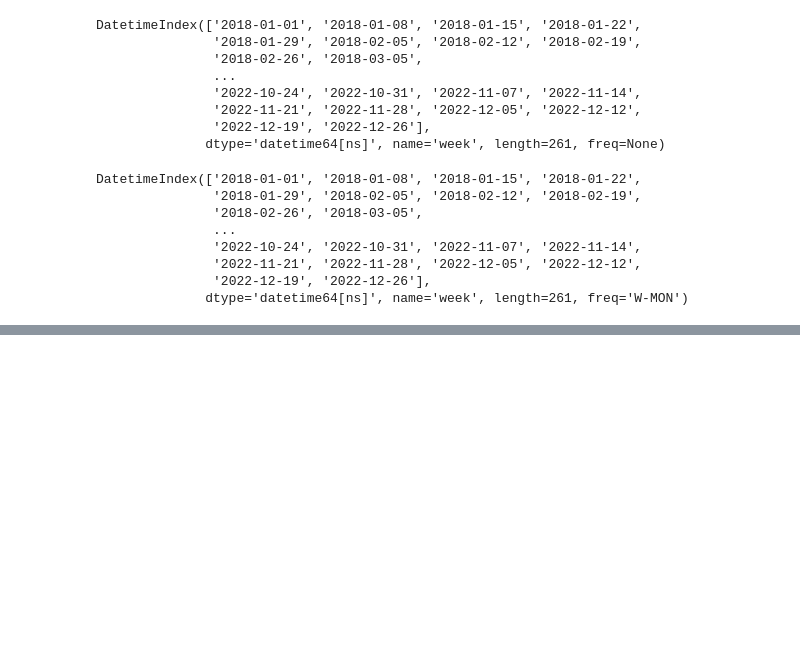
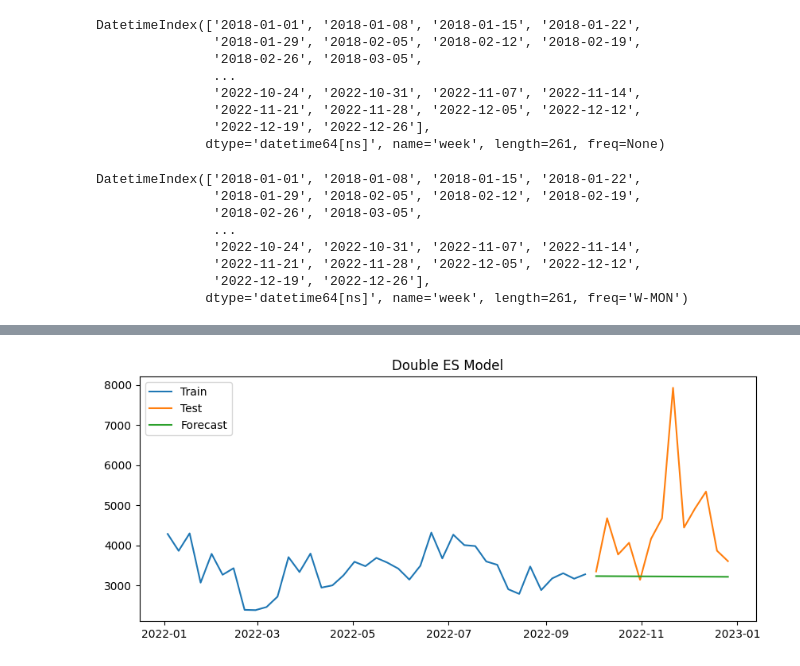
Before and after one commit to rizaho/ml_for_financial_analysis, a Jupyter notebook: 201_2_Holt_Winters_Exponential_Smoothing.ipynb, the cells around one changed output, grey strips where cells are left out. Cells and saved outputs as stored; diff of their text form; code cells hidden in the pictures; blank space fills up the shorter version.

```diff
--- a/201_2_Holt_Winters_Exponential_Smoothing.ipynb
+++ b/201_2_Holt_Winters_Exponential_Smoothing.ipynb
@@ -182,0 +192,8 @@ DatetimeIndex(['2018-01-01', '2018-01-08', '2018-01-15', '2018-01-22',
+# %%
+# NOTE: for Exponantial smooting we can only use the target variable
+periods = 13 # weeks
+
+train = df[:-periods].y
+test = df[-periods:].y
+# or we can use below
+# train, test = df.iloc[:-periods, 0], df.iloc[-periods:, 0]
@@ -182,0 +243,9 @@ DatetimeIndex(['2018-01-01', '2018-01-08', '2018-01-15', '2018-01-22',
+# %%
+# Build Double Exponential Smoothing model
+model_double = ExponentialSmoothing(
+    endog = train,
+    trend='add', # addittive
+    seasonal=None # !
+    ).fit()
+
+print(model_double.summary())
@@ -182,0 +271,18 @@ DatetimeIndex(['2018-01-01', '2018-01-08', '2018-01-15', '2018-01-22',
+# %%
+# Predict with the Double ES Model
+double_pre = model_double.forecast(periods)
+# %%
+# Plot train, test and forecast data
+plt.figure(figsize = (10, 4))
+
+# plot data
+plt.plot(train.loc["2022"], label = "Train")
+plt.plot(test, label = "Test")
+plt.plot(double_pre, label = "Forecast")
+
+# add title and legend
+plt.title("Double ES Model")
+plt.legend()
+plt.show()
+# %% [output]
+[figure, added]
```
Also changed, not shown: parts of 8 cells of this notebook.
